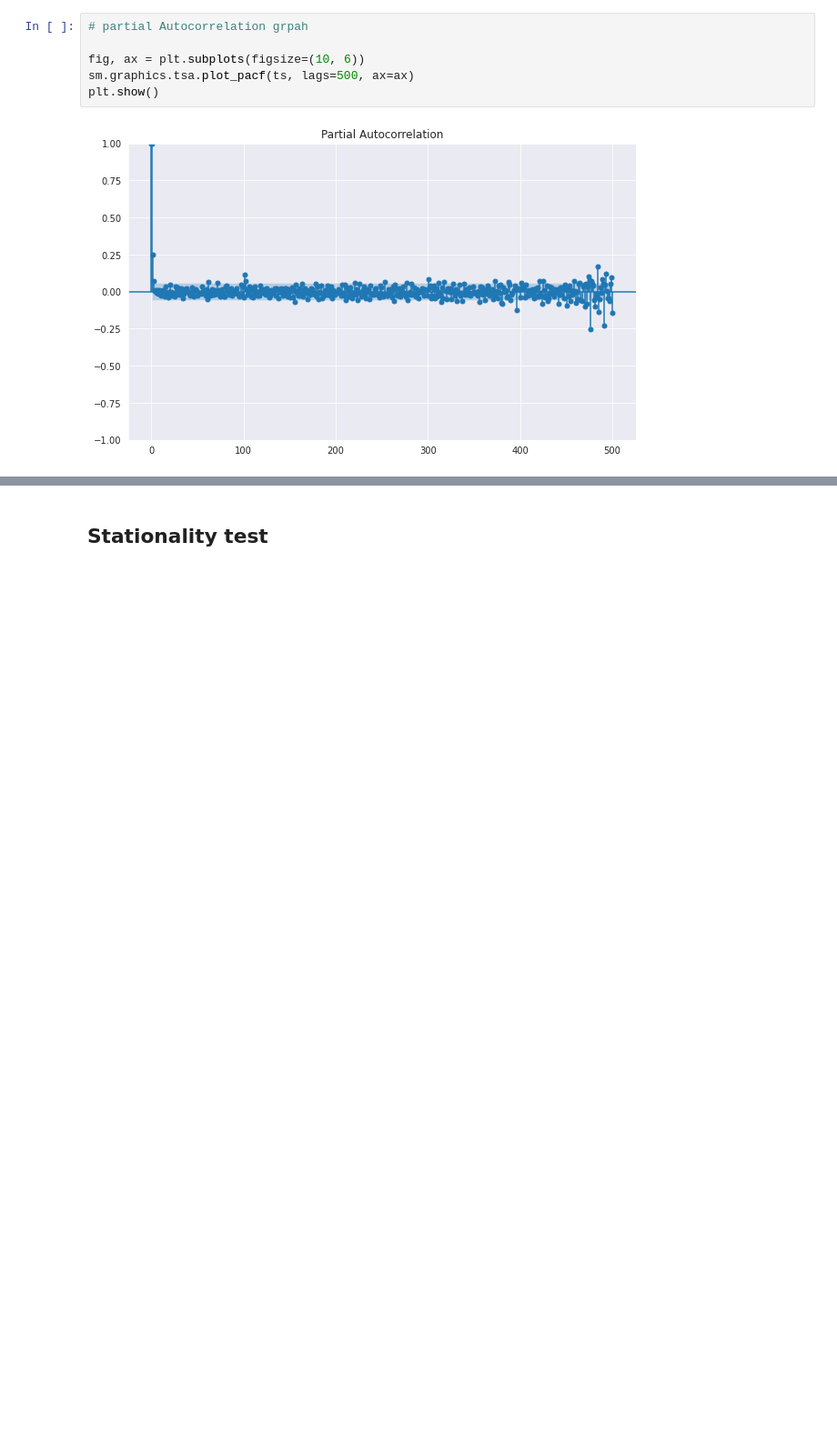
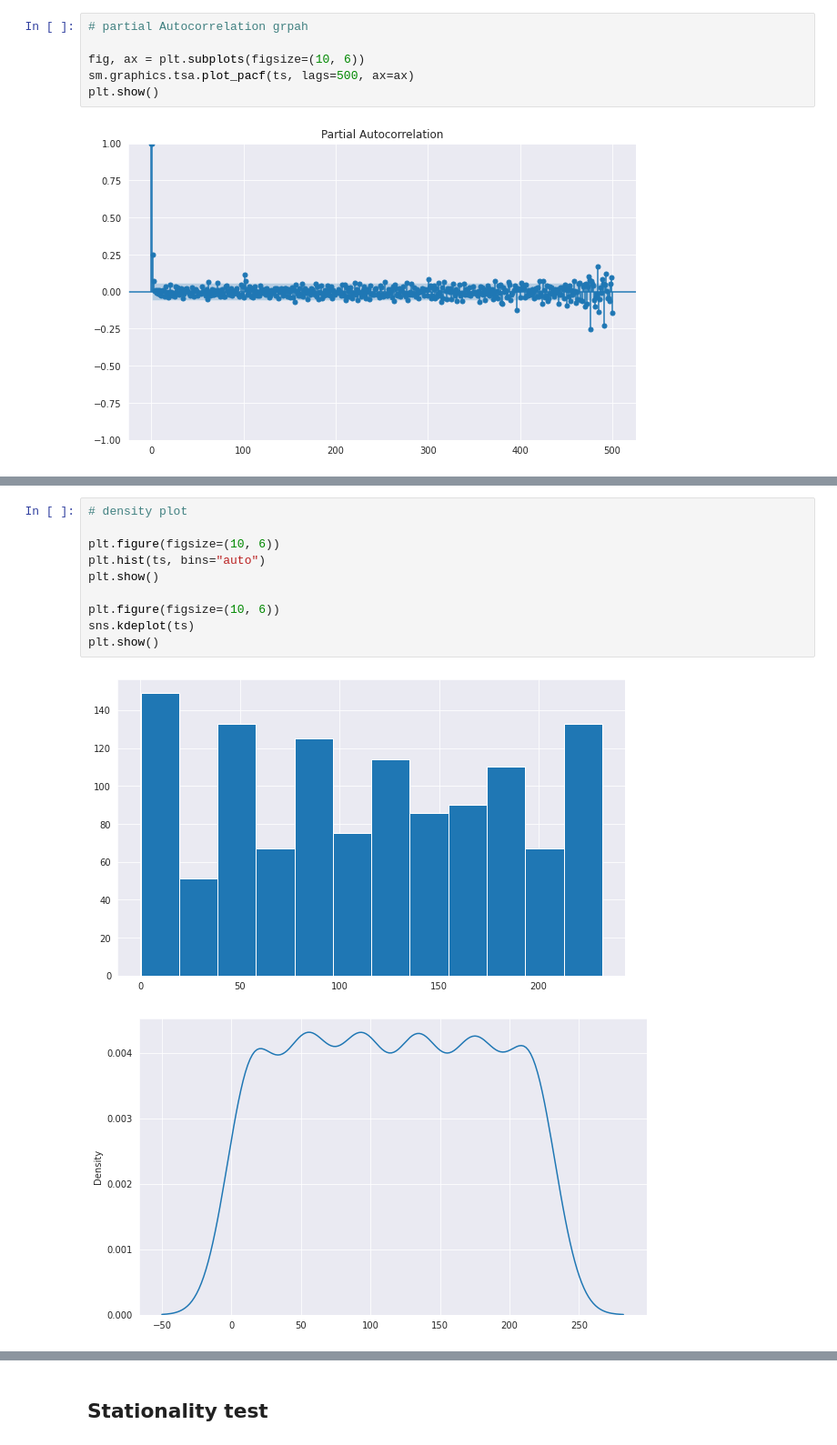
Before and after one commit to ZequnZ/Knowledge-base, a Jupyter notebook: ds/time series/time_series.ipynb, the cells around one changed output, grey strips where cells are left out. Shown at 91% size. Saved outputs shown, nothing was run; the diff lists cells and outputs as text; blank space fills up the shorter version.

```diff
--- a/ds/time series/time_series.ipynb
+++ b/ds/time series/time_series.ipynb
@@ -93,0 +130,13 @@ plt.show()
+# %%
+# density plot
+
+plt.figure(figsize=(10, 6))
+plt.hist(ts, bins="auto")
+plt.show()
+
+plt.figure(figsize=(10, 6))
+sns.kdeplot(ts)
+plt.show()
+# %% [output]
+[figure, added]
+[figure, added]
```
Also changed, not shown: parts of 32 cells of this notebook.
